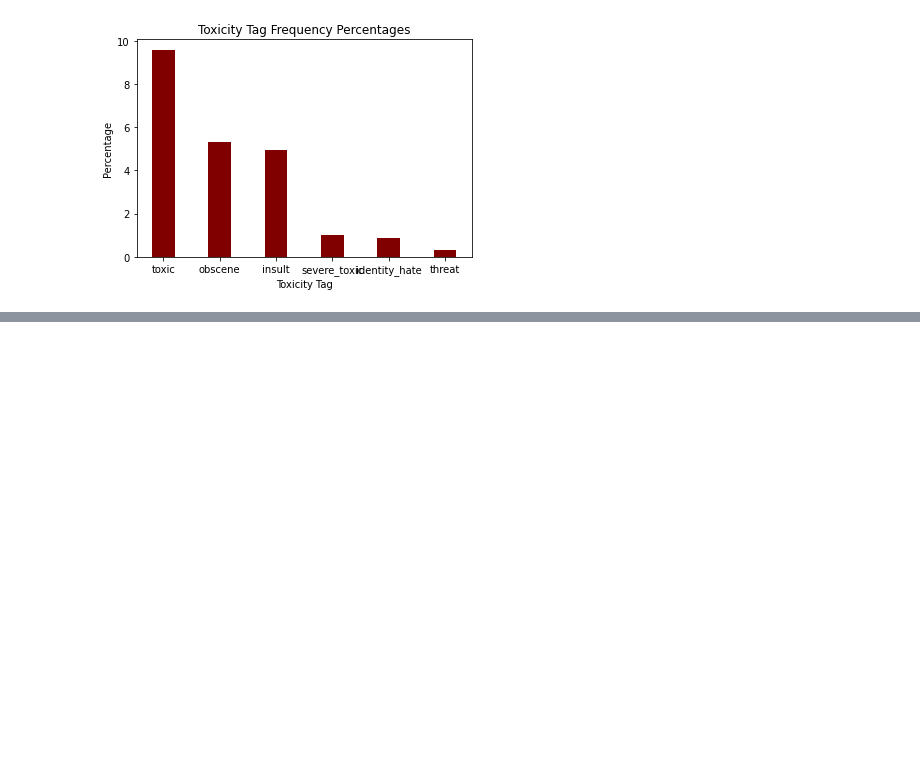
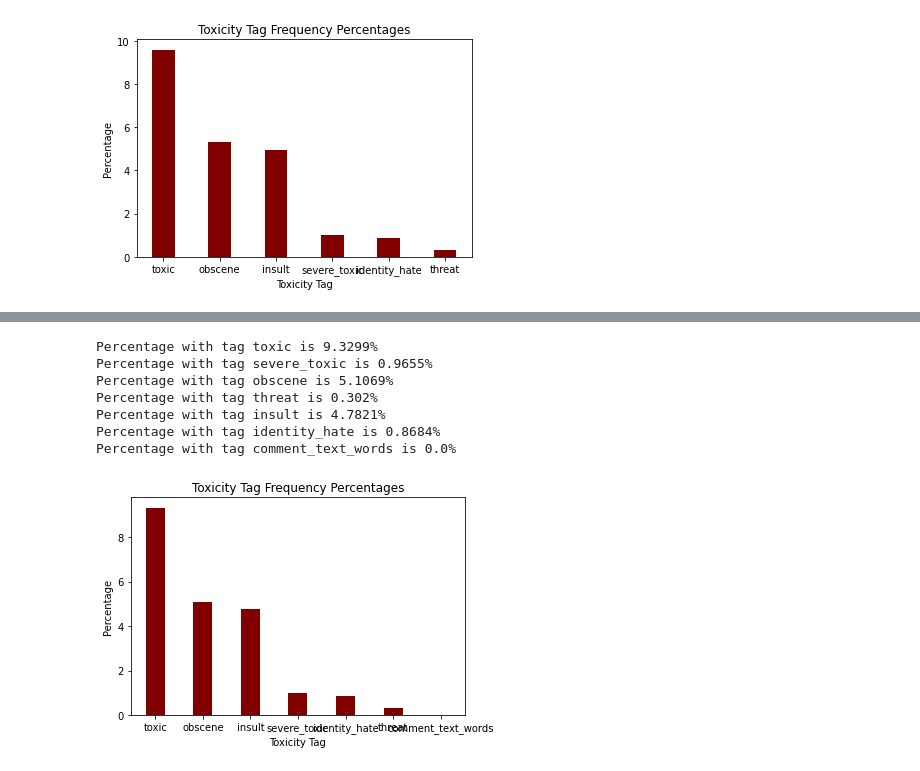
Before and after one commit to acmucsd-projects/wi23-ai-team-1, a Jupyter notebook: src/user_workspaces/Vivian/Vivian_Cleaning_and_Exploring.ipynb, the cells around one changed output, grey strips where cells are left out. Saved outputs shown, nothing was run; the diff lists cells and outputs as text; code cells hidden in the pictures; blank space fills up the shorter version.

```diff
--- a/src/user_workspaces/Vivian/Vivian_Cleaning_and_Exploring.ipynb
+++ b/src/user_workspaces/Vivian/Vivian_Cleaning_and_Exploring.ipynb
@@ -264,0 +344,11 @@ Percentage with tag identity_hate is 0.8805%
+# %%
+getFrequencyOfEachToxicTag(data)
+# %% [output]
+Percentage with tag toxic is 9.3299%
+Percentage with tag severe_toxic is 0.9655%
+Percentage with tag obscene is 5.1069%
+Percentage with tag threat is 0.302%
+Percentage with tag insult is 4.7821%
+Percentage with tag identity_hate is 0.8684%
+Percentage with tag comment_text_words is 0.0%
+[figure, added]
```
Also changed, not shown: parts of 5 cells of this notebook.
